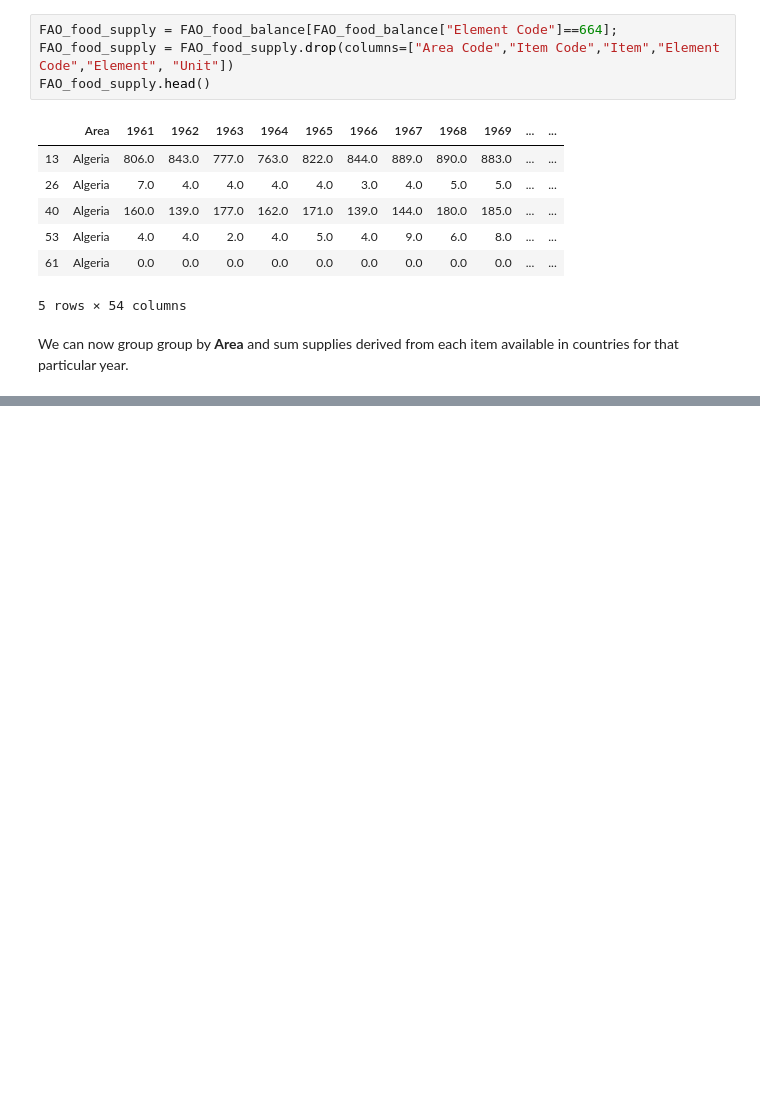
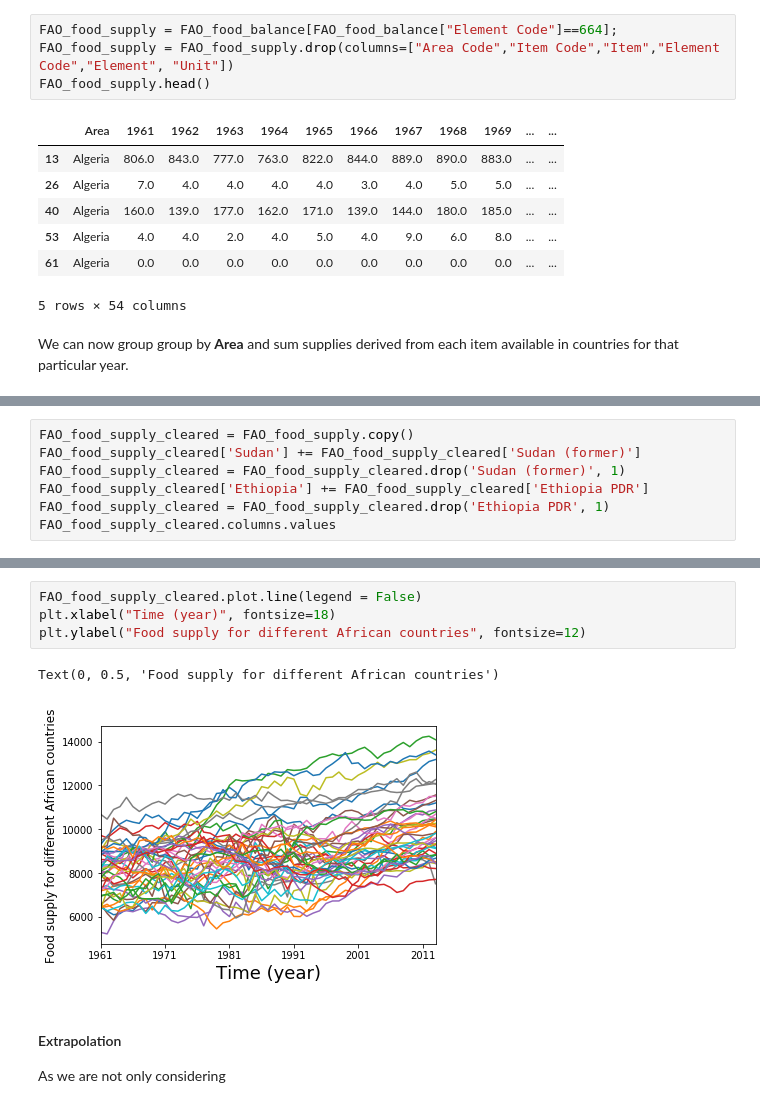
Before and after one commit to manuleo/mADAm-2019, a Jupyter notebook: project.ipynb, the cells around one changed output, grey strips where cells are left out. Drawn from its saved outputs; the diff is of its cells as text; blank space fills up the shorter version.

```diff
--- a/project.ipynb
+++ b/project.ipynb
@@ -291,0 +304,7 @@ FAO_food_supply.head()
+# %%
+FAO_food_supply_cleared = FAO_food_supply.copy()
+FAO_food_supply_cleared['Sudan'] += FAO_food_supply_cleared['Sudan (former)']
+FAO_food_supply_cleared = FAO_food_supply_cleared.drop('Sudan (former)', 1)
+FAO_food_supply_cleared['Ethiopia'] += FAO_food_supply_cleared['Ethiopia PDR']
+FAO_food_supply_cleared = FAO_food_supply_cleared.drop('Ethiopia PDR', 1)
+FAO_food_supply_cleared.columns.values
@@ -291,0 +322,10 @@ FAO_food_supply.head()
+# %%
+FAO_food_supply_cleared.plot.line(legend = False)
+plt.xlabel("Time (year)", fontsize=18)
+plt.ylabel("Food supply for different African countries", fontsize=12)
+# %% [output]
+Text(0, 0.5, 'Food supply for different African countries')
+[figure, added]
+# %% [markdown]
+#### Extrapolation
+As we are not only considering
```
Also changed, not shown: parts of 12 cells of this notebook.
